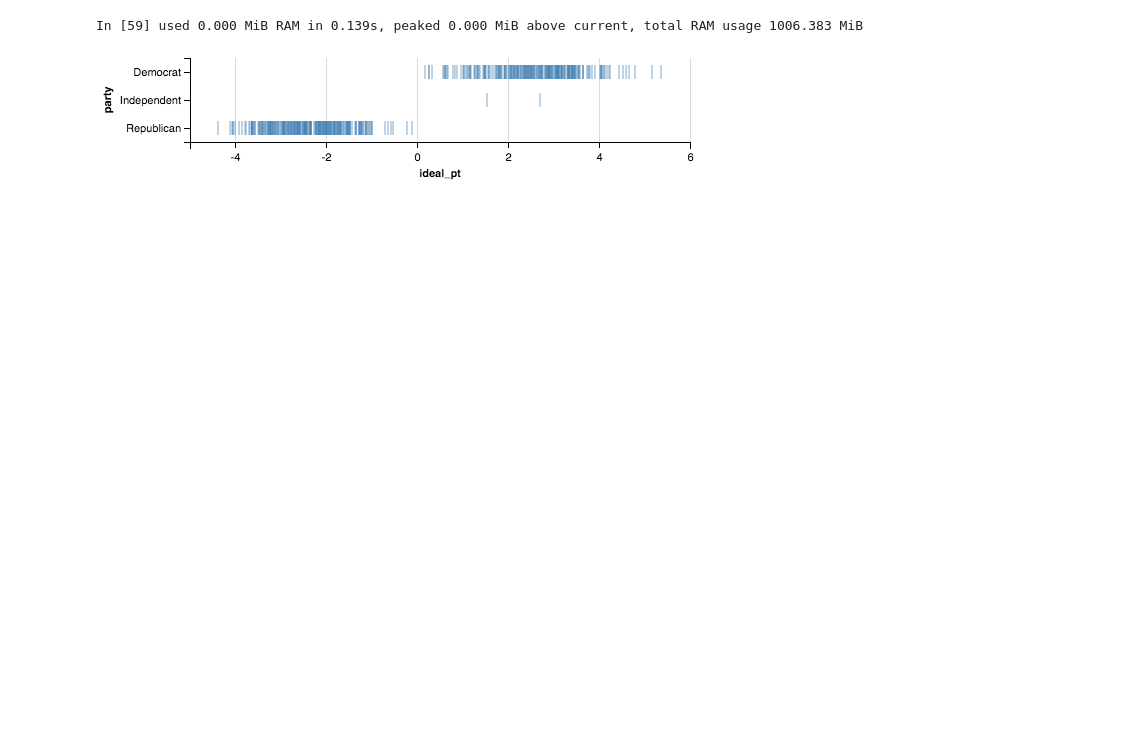
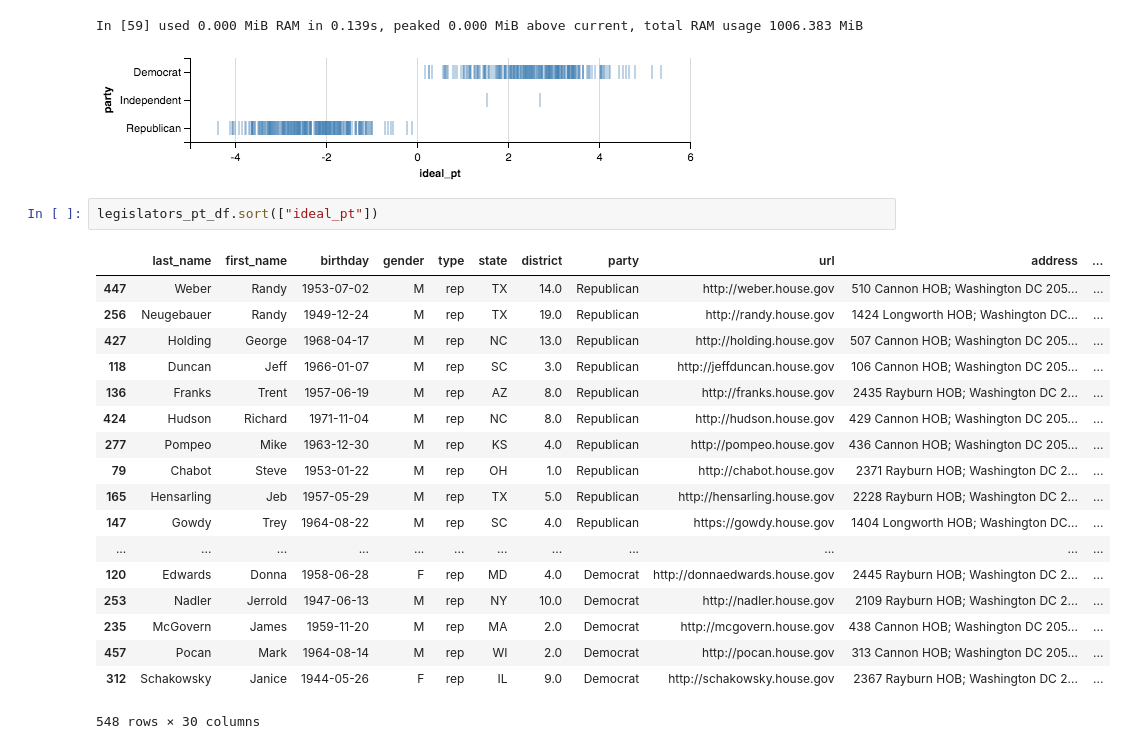
Before and after one commit to saulshanabrook/congressiona-text-reuse, a Jupyter notebook: saul/ideal point.ipynb, the cells around one changed output. Saved outputs shown, nothing was run; the diff lists cells and outputs as text; blank space fills up the shorter version.

```diff
--- a/saul/ideal point.ipynb
+++ b/saul/ideal point.ipynb
@@ -164,3 +164,24 @@ Chart(legislators_pt_df).mark_tick().encode(
 [interactive output not drawn]
 In [59] used 0.000 MiB RAM in 0.139s, peaked 0.000 MiB above current, total RAM usage 1006.383 MiB
 [figure]
+# %%
+legislators_pt_df.sort(["ideal_pt"])
+# %% [output]
+|  | last_name | first_name | birthday | gender | type | state | district | party | url | address | ... |
+| 447 | Weber | Randy | 1953-07-02 | M | rep | TX | 14.0 | Republican | http://weber.house.gov | 510 Cannon HOB; Washington DC 205... | ... |
+| 256 | Neugebauer | Randy | 1949-12-24 | M | rep | TX | 19.0 | Republican | http://randy.house.gov | 1424 Longworth HOB; Washington DC... | ... |
+| 427 | Holding | George | 1968-04-17 | M | rep | NC | 13.0 | Republican | http://holding.house.gov | 507 Cannon HOB; Washington DC 205... | ... |
+| 118 | Duncan | Jeff | 1966-01-07 | M | rep | SC | 3.0 | Republican | http://jeffduncan.house.gov | 106 Cannon HOB; Washington DC 205... | ... |
+| 136 | Franks | Trent | 1957-06-19 | M | rep | AZ | 8.0 | Republican | http://franks.house.gov | 2435 Rayburn HOB; Washington DC 2... | ... |
+| 424 | Hudson | Richard | 1971-11-04 | M | rep | NC | 8.0 | Republican | http://hudson.house.gov | 429 Cannon HOB; Washington DC 205... | ... |
+| 277 | Pompeo | Mike | 1963-12-30 | M | rep | KS | 4.0 | Republican | http://pompeo.house.gov | 436 Cannon HOB; Washington DC 205... | ... |
+| 79 | Chabot | Steve | 1953-01-22 | M | rep | OH | 1.0 | Republican | http://chabot.house.gov | 2371 Rayburn HOB; Washington DC 2... | ... |
+| 165 | Hensarling | Jeb | 1957-05-29 | M | rep | TX | 5.0 | Republican | http://hensarling.house.gov | 2228 Rayburn HOB; Washington DC 2... | ... |
+| 147 | Gowdy | Trey | 1964-08-22 | M | rep | SC | 4.0 | Republican | https://gowdy.house.gov | 1404 Longworth HOB; Washington DC... | ... |
+| ... | ... | ... | ... | ... | ... | ... | ... | ... | ... | ... | ... |
+| 120 | Edwards | Donna | 1958-06-28 | F | rep | MD | 4.0 | Democrat | http://donnaedwards.house.gov | 2445 Rayburn HOB; Washington DC 2... | ... |
+| 253 | Nadler | Jerrold | 1947-06-13 | M | rep | NY | 10.0 | Democrat | http://nadler.house.gov | 2109 Rayburn HOB; Washington DC 2... | ... |
+| 235 | McGovern | James | 1959-11-20 | M | rep | MA | 2.0 | Democrat | http://mcgovern.house.gov | 438 Cannon HOB; Washington DC 205... | ... |
+| 457 | Pocan | Mark | 1964-08-14 | M | rep | WI | 2.0 | Democrat | http://pocan.house.gov | 313 Cannon HOB; Washington DC 205... | ... |
+| 312 | Schakowsky | Janice | 1944-05-26 | F | rep | IL | 9.0 | Democrat | http://schakowsky.house.gov | 2367 Rayburn HOB; Washington DC 2... | ... |
+548 rows × 30 columns
```
Also changed, not shown: parts of 17 cells of this notebook.
